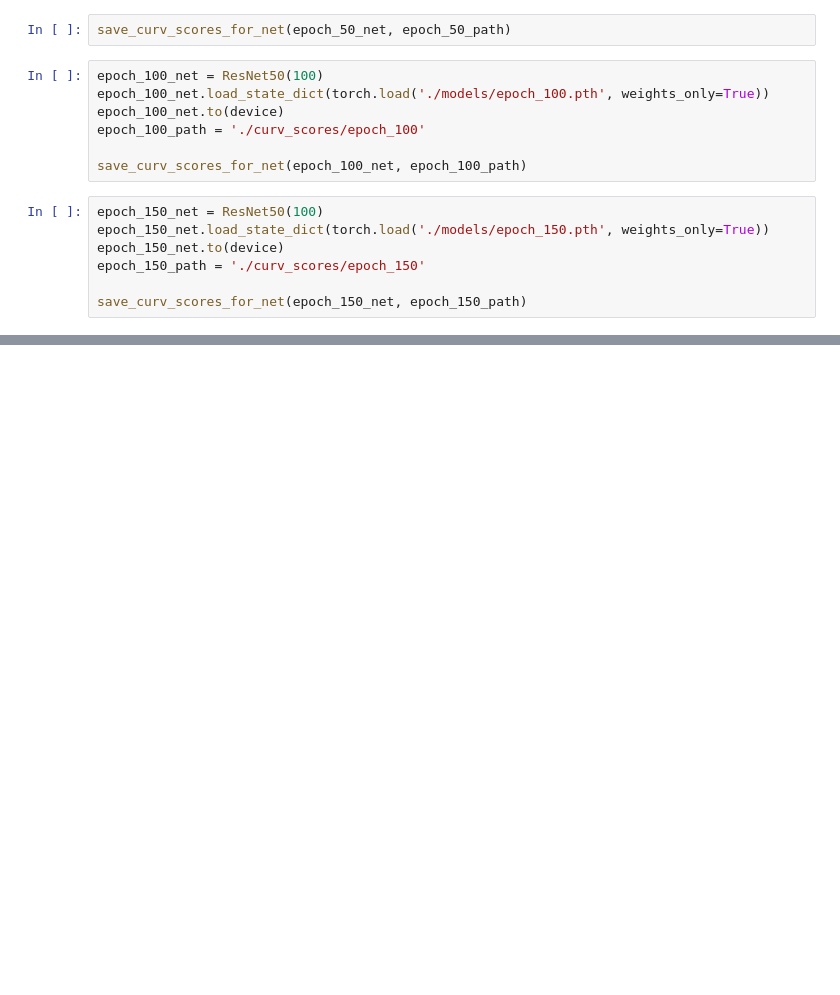
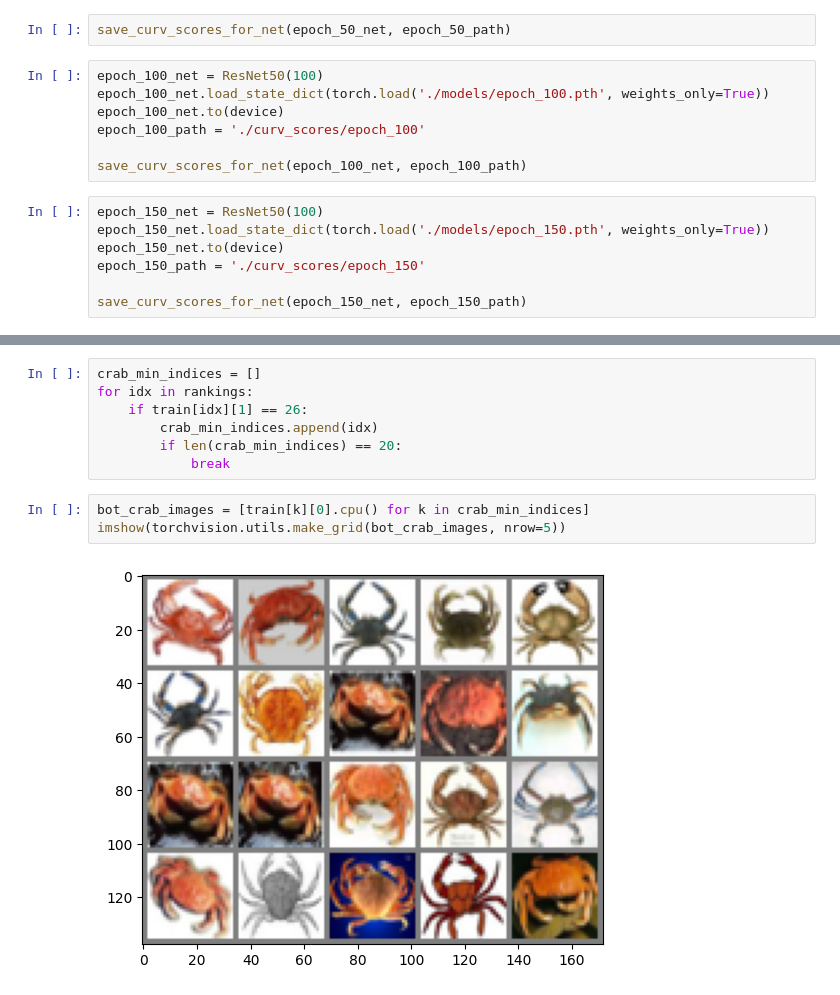
Before and after one commit to tuedo2/curvature-memorization-dp, a Jupyter notebook: cifar100.ipynb, the cells around one changed output, grey strips where cells are left out. Saved outputs shown, nothing was run; the diff lists cells and outputs as text; blank space fills up the shorter version.

```diff
--- a/cifar100.ipynb
+++ b/cifar100.ipynb
@@ -196,0 +268,12 @@ save_curv_scores_for_net(epoch_150_net, epoch_150_path)
+# %%
+crab_min_indices = []
+for idx in rankings:
+    if train[idx][1] == 26:
+        crab_min_indices.append(idx)
+        if len(crab_min_indices) == 20:
+            break
+# %%
+bot_crab_images = [train[k][0].cpu() for k in crab_min_indices]
+imshow(torchvision.utils.make_grid(bot_crab_images, nrow=5))
+# %% [output]
+[figure, added]
```
Also changed, not shown: parts of 14 cells of this notebook.
